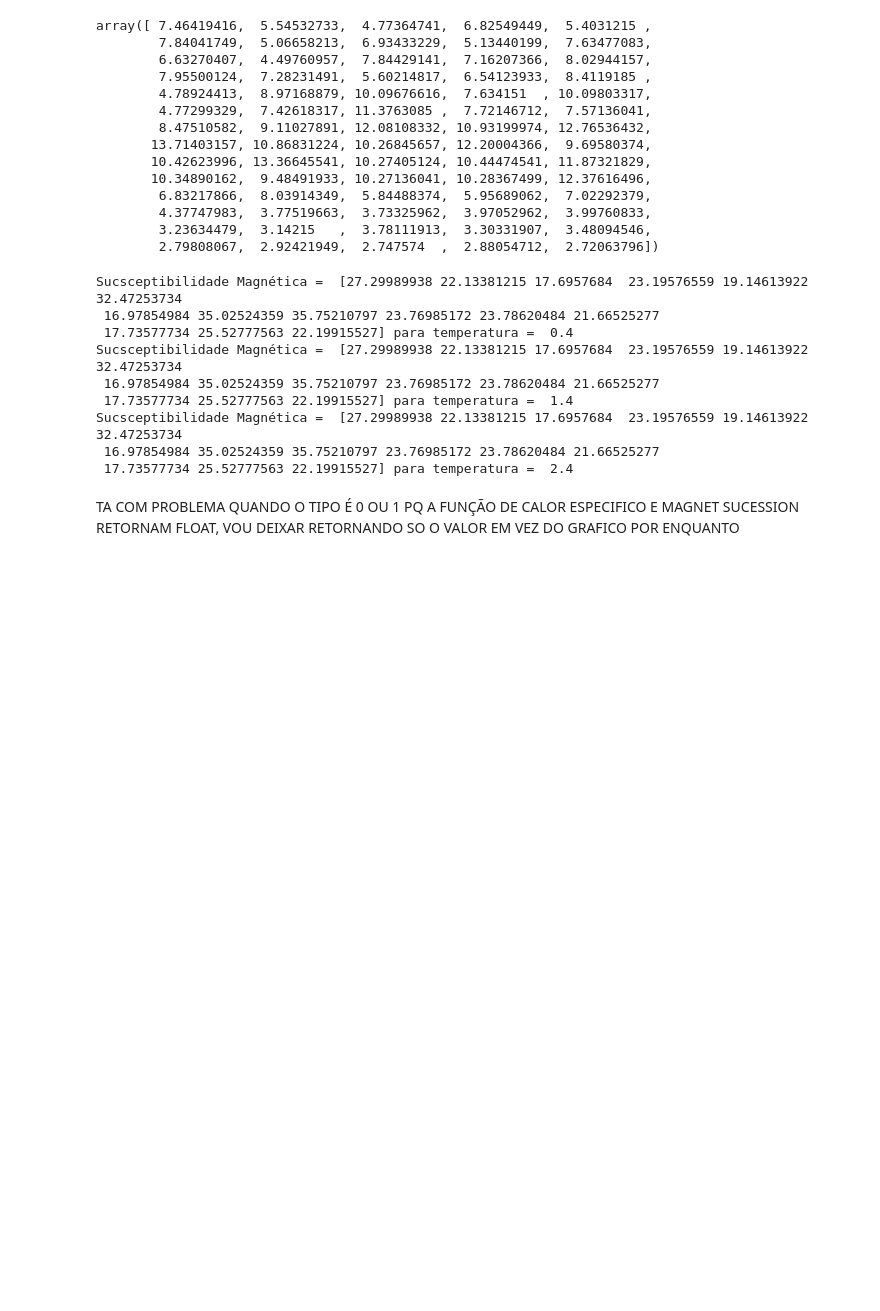
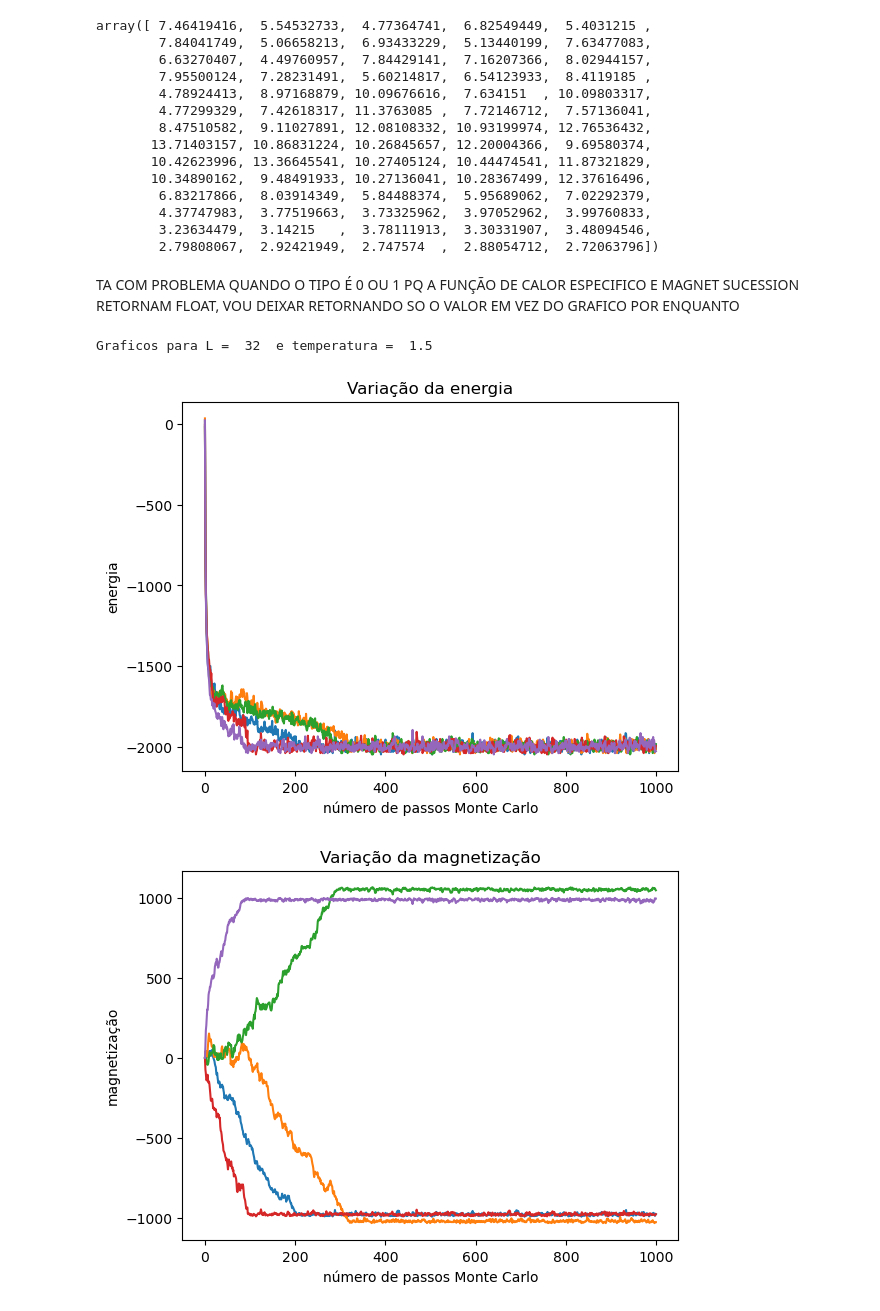
Before and after one commit to gabrielliman/Ising-Model, a Jupyter notebook: IFC_IsingModel.ipynb, the cells around one changed output. Saved outputs shown, nothing was run; the diff lists cells and outputs as text; code cells hidden in the pictures; blank space fills up the shorter version.

```diff
--- a/IFC_IsingModel.ipynb
+++ b/IFC_IsingModel.ipynb
@@ -436,19 +436,22 @@ limit=3.0
 step=0.2
 n_passos = 1000
 n = 5
-tipo = 1
+tipo = 2
 beta = 1/temp_inicial
 arr_energias, arr_magnetizacoes = vary_temp(L, temp_inicial, limit, step, n_passos, n)
 plot_vary_temp(temp_inicial, arr_energias, arr_magnetizacoes, tipo)
-# %% [output]
-Sucsceptibilidade Magnética =  [27.29989938 22.13381215 17.6957684  23.19576559 19.14613922 32.47253734
- 16.97854984 35.02524359 35.75210797 23.76985172 23.78620484 21.66525277
- 17.73577734 25.52777563 22.19915527] para temperatura =  0.4
-Sucsceptibilidade Magnética =  [27.29989938 22.13381215 17.6957684  23.19576559 19.14613922 32.47253734
- 16.97854984 35.02524359 35.75210797 23.76985172 23.78620484 21.66525277
- 17.73577734 25.52777563 22.19915527] para temperatura =  1.4
-Sucsceptibilidade Magnética =  [27.29989938 22.13381215 17.6957684  23.19576559 19.14613922 32.47253734
- 16.97854984 35.02524359 35.75210797 23.76985172 23.78620484 21.66525277
- 17.73577734 25.52777563 22.19915527] para temperatura =  2.4
 # %% [markdown]
 TA COM PROBLEMA QUANDO O TIPO É 0 OU 1 PQ A FUNÇÃO DE CALOR ESPECIFICO E MAGNET SUCESSION RETORNAM FLOAT, VOU DEIXAR RETORNANDO SO O VALOR EM VEZ DO GRAFICO POR ENQUANTO
+# %%
+L = 32
+temp_inicial = 1.5
+n_passos = 1000
+n = 5
+arr_energias_1, arr_magnetizacoes_1 = fazer_alg_metropolis_n_vezes(n, L, temp_inicial, n_passos)
+print("Graficos para L = ", L, " e temperatura = ", temp_inicial)
+plotar_grafo_linha(arr_energias_1, "número de passos Monte Carlo", "energia", "Variação da energia")
+plotar_grafo_linha(arr_magnetizacoes_1, "número de passos Monte Carlo", "magnetização", "Variação da magnetização")
+# %% [output]
+Graficos para L =  32  e temperatura =  1.5
+[figure, added]
+[figure, added]
```
Also changed, not shown: parts of 1 cell of this notebook.
